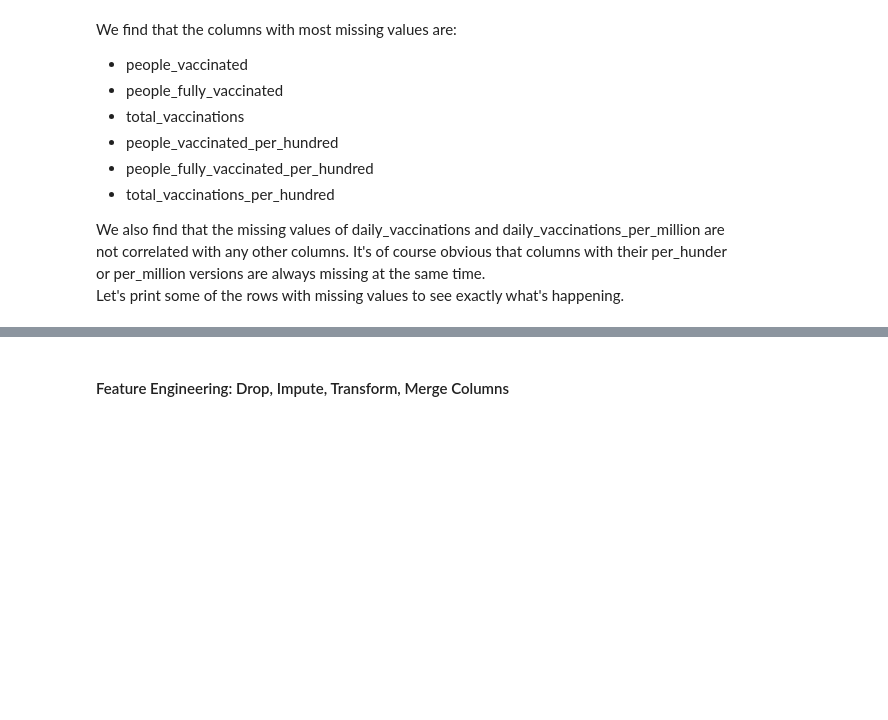
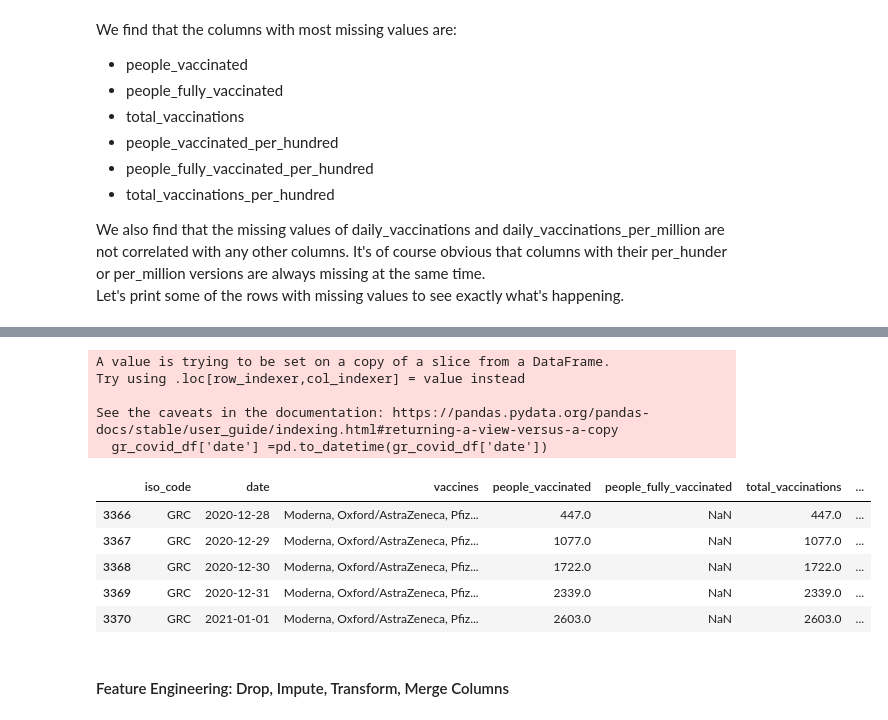
Before and after one commit to drkostas/covid19-vaccinations-predict, a Jupyter notebook: project.ipynb, the cells around one changed output, grey strips where cells are left out. Saved outputs shown, nothing was run; the diff lists cells and outputs as text; code cells hidden in the pictures; blank space fills up the shorter version.

```diff
--- a/project.ipynb
+++ b/project.ipynb
@@ -290,3 +314,27 @@ covid_df[covid_df['people_vaccinated'].isna()].head()
+# %%
+# Select  Greece
+gr_covid_df = covid_df[covid_df['iso_code'] == 'GRC']
+logger.info(f"Number of rows for Greece: {len(gr_covid_df.index)}")
+# text_color = 'black'
+# plot_vaccine_columns(gr_covid_df)
+# %%
+gr_covid_df['date'] =pd.to_datetime(gr_covid_df['date'])
+gr_covid_df.sort_values(by='date').head()
+# First of all we can find the rows that are the first for each
+# country with non-zero daily vaccines and impute 0.0 to the relevant columns
+# If everything fails I can straight up recalculate all the computable columns
+# %% [output]
+A value is trying to be set on a copy of a slice from a DataFrame.
+Try using .loc[row_indexer,col_indexer] = value instead
+
+See the caveats in the documentation: https://pandas.pydata.org/pandas-docs/stable/user_guide/indexing.html#returning-a-view-versus-a-copy
+  gr_covid_df['date'] =pd.to_datetime(gr_covid_df['date'])
+|  | iso_code | date | vaccines | people_vaccinated | people_fully_vaccinated | total_vaccinations | ... |
+| 3366 | GRC | 2020-12-28 | Moderna, Oxford/AstraZeneca, Pfiz... | 447.0 | NaN | 447.0 | ... |
+| 3367 | GRC | 2020-12-29 | Moderna, Oxford/AstraZeneca, Pfiz... | 1077.0 | NaN | 1077.0 | ... |
+| 3368 | GRC | 2020-12-30 | Moderna, Oxford/AstraZeneca, Pfiz... | 1722.0 | NaN | 1722.0 | ... |
+| 3369 | GRC | 2020-12-31 | Moderna, Oxford/AstraZeneca, Pfiz... | 2339.0 | NaN | 2339.0 | ... |
+| 3370 | GRC | 2021-01-01 | Moderna, Oxford/AstraZeneca, Pfiz... | 2603.0 | NaN | 2603.0 | ... |
 # %% [markdown]
 #### Feature Engineering: Drop, Impute, Transform, Merge Columns
 # %%
```
Also changed, not shown: parts of 7 cells of this notebook.
